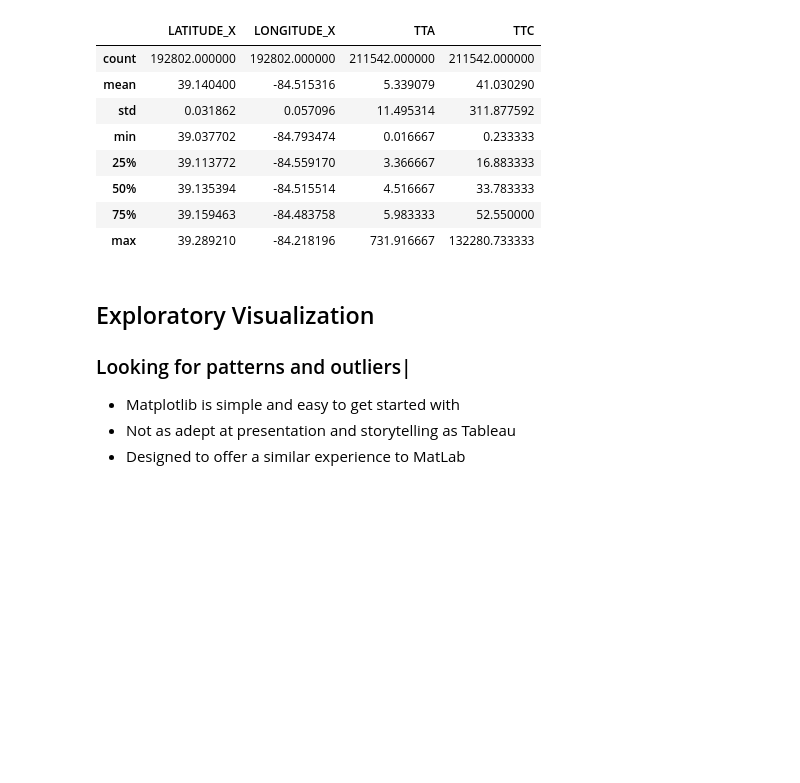
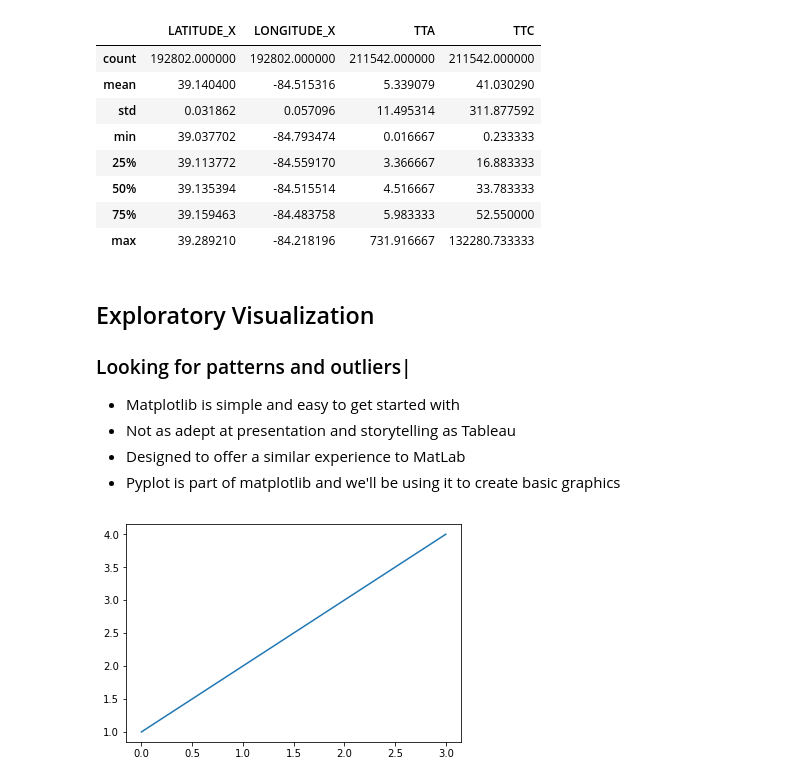
Before and after one commit to billmcmillin/python-data-day, a Jupyter notebook: sample/fire_incidents.ipynb, the cells around one changed output. Cells and saved outputs as stored; diff of their text form; code cells hidden in the pictures; blank space fills up the shorter version.

Commit message:
add basic plots to session 1

```diff
--- a/sample/fire_incidents.ipynb
+++ b/sample/fire_incidents.ipynb
@@ -455,3 +455,12 @@ clean_df.describe()
 * Matplotlib is simple and easy to get started with
 * Not as adept at presentation and storytelling as Tableau
 * Designed to offer a similar experience to MatLab
+* Pyplot is part of matplotlib and we'll be using it to create basic graphics
+# %%
+import matplotlib.pyplot as plt
+%matplotlib inline
+plt.plot([1,2,3,4])
+#matplotlib assumes these are the y values and the corresponding x values are 0,1,2,3
+plt.show()
+# %% [output]
+[figure, added]
```
Also changed, not shown: parts of 12 cells of this notebook.
